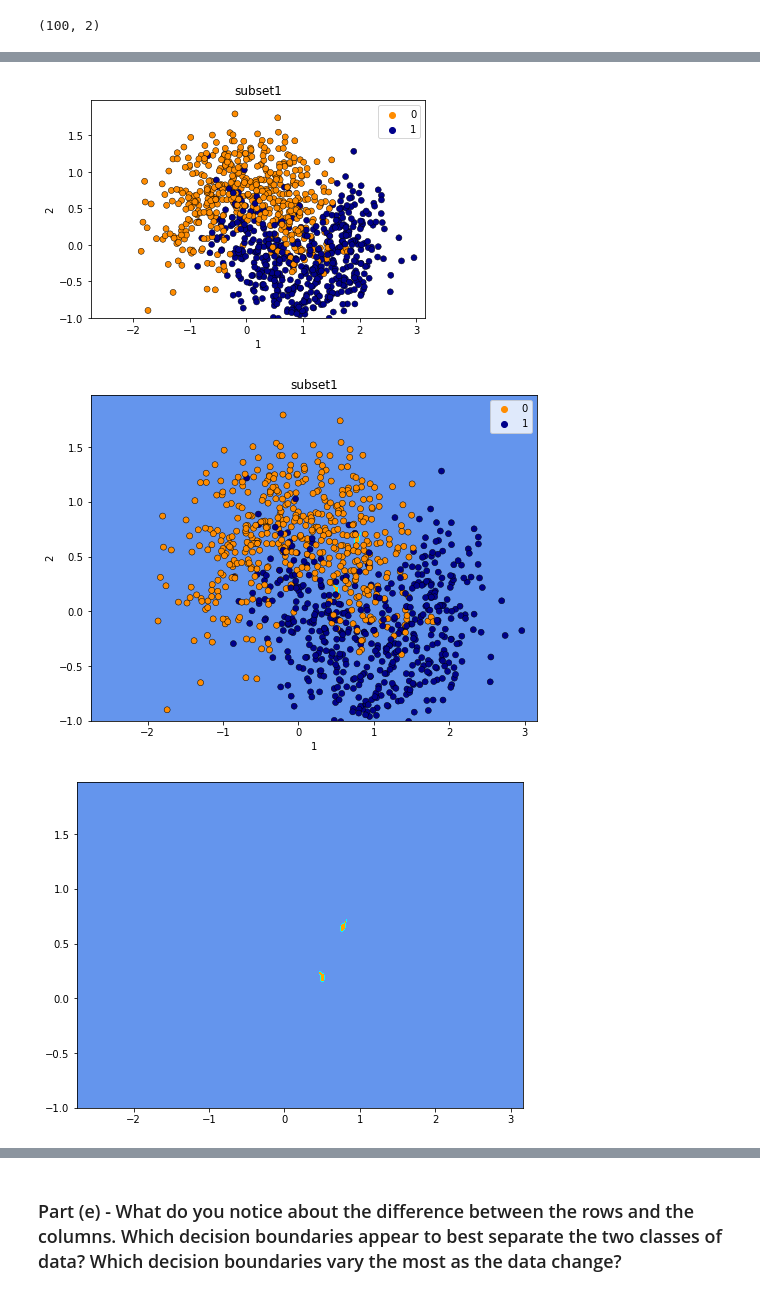
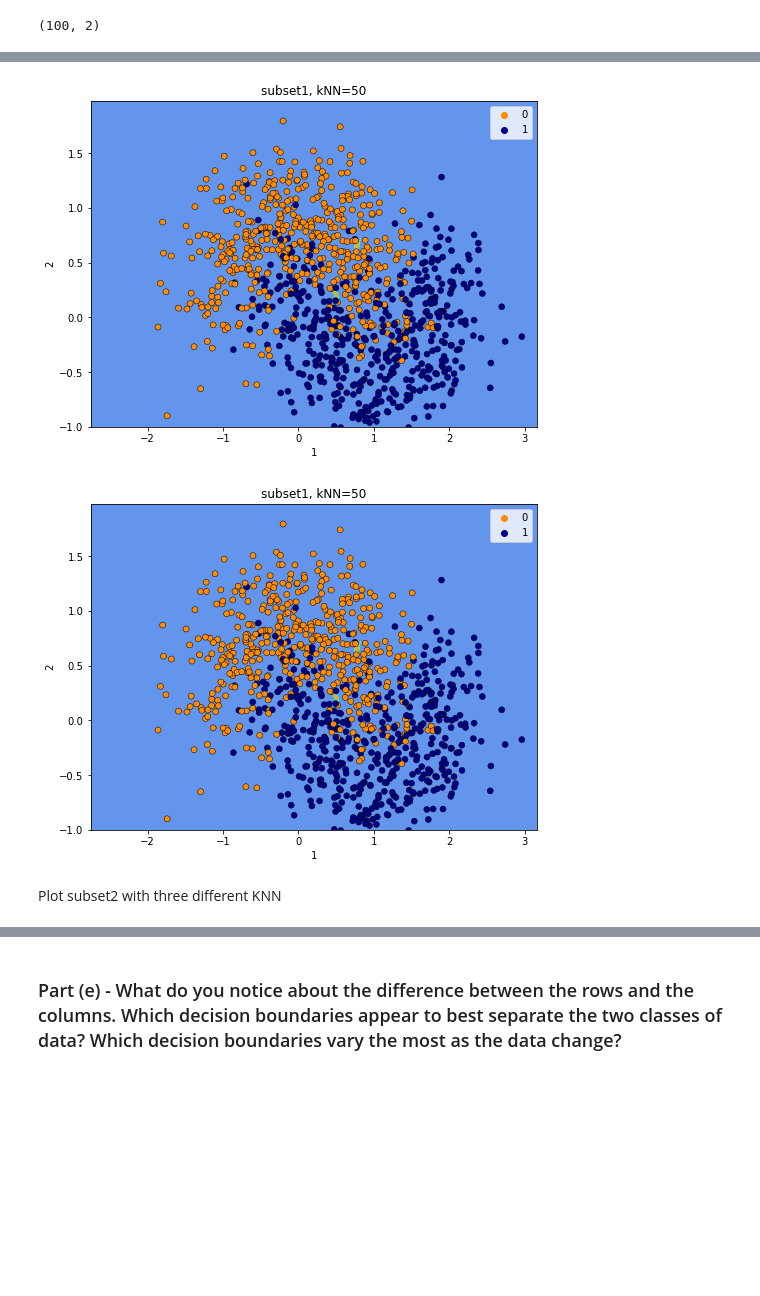
Before and after one commit to FR-Schwartz/ids705, a Jupyter notebook: assignments/Assignment_2_Fides Schwartz.ipynb, the cells around one changed output, grey strips where cells are left out. Cells and saved outputs as stored; diff of their text form; code cells hidden in the pictures; blank space fills up the shorter version.

```diff
--- a/assignments/Assignment_2_Fides Schwartz.ipynb
+++ b/assignments/Assignment_2_Fides Schwartz.ipynb
@@ -584,4 +591,6 @@ plt.show()
 # %%
+# nearest neighbour = 25
+
 h = 0.02  # step size in the mesh
 
 # Create color maps
@@ -591,11 +600,20 @@ cmap_bold = ["darkorange", "darkblue"]
 # Plot the decision boundary. For that, we will assign a color to each
 # point in the mesh [x_min, x_max]x[y_min, y_max].
 for weights in ["uniform", "distance"]:
+
+    # Plot the decision boundary. For that, we will assign a color to each
+    # point in the mesh [x_min, x_max]x[y_min, y_max].
     x_min, x_max = subset1.min() - 1, subset1.max() + 1
     y_min, y_max = subset1y.min() - 1, subset1y.max() + 1
     xx, yy = np.meshgrid(np.arange(x_min, x_max, h), np.arange(y_min, y_max, h))
     Z = knn1_2.predict(np.c_[xx.ravel(), yy.ravel()])
 
+    # Put the result into a color plot
+    Z = Z.reshape(xx.shape)
+    plt.figure(figsize=(8, 6))
+    plt.contourf(xx, yy, Z, cmap=cmap_light)
+
+    # Plot also the training points
     sns.scatterplot(
         x=X[:, 0],
         y=X[:, 1],
@@ -607,14 +625,10 @@ for weights in ["uniform", "distance"]:
     plt.xlim(xx.min(), xx.max())
     plt.ylim(yy.min(), yy.max())
     plt.title(
-        "subset1"
-        )
+        "subset1, kNN=25"
+    )
     plt.xlabel("1")
     plt.ylabel("2")
 
-    # Put the result into a color plot
-    Z = Z.reshape(xx.shape)
-    plt.figure(figsize=(8, 6))
-    plt.contourf(xx, yy, Z, cmap=cmap_light)
 plt.show()
 # %% [output]
@@ -624,41 +637,49 @@ plt.show()
 # %%
+# nearest neighbour = 50
+
 h = 0.02  # step size in the mesh
 
 # Create color maps
 cmap_light = ListedColormap(["orange", "cyan", "cornflowerblue"])
 cmap_bold = ["darkorange", "darkblue"]
 
 # Plot the decision boundary. For that, we will assign a color to each
 # point in the mesh [x_min, x_max]x[y_min, y_max].
 for weights in ["uniform", "distance"]:
+
+    # Plot the decision boundary. For that, we will assign a color to each
+    # point in the mesh [x_min, x_max]x[y_min, y_max].
     x_min, x_max = subset1.min() - 1, subset1.max() + 1
     y_min, y_max = subset1y.min() - 1, subset1y.max() + 1
     xx, yy = np.meshgrid(np.arange(x_min, x_max, h), np.arange(y_min, y_max, h))
     Z = knn1_3.predict(np.c_[xx.ravel(), yy.ravel()])
 
+    # Put the result into a color plot
+    Z = Z.reshape(xx.shape)
+    plt.figure(figsize=(8, 6))
+    plt.contourf(xx, yy, Z, cmap=cmap_light)
+
+    # Plot also the training points
     sns.scatterplot(
         x=X[:, 0],
         y=X[:, 1],
         hue=y,
         palette=cmap_bold,
         alpha=1.0,
         edgecolor="black",
         )
     plt.xlim(xx.min(), xx.max())
     plt.ylim(yy.min(), yy.max())
     plt.title(
-        "subset1"
-        )
+        "subset1, kNN=50"
+    )
     plt.xlabel("1")
     plt.ylabel("2")
 
-    # Put the result into a color plot
-    Z = Z.reshape(xx.shape)
-    plt.figure(figsize=(8, 6))
-    plt.contourf(xx, yy, Z, cmap=cmap_light)
 plt.show()
 # %% [output]
-[figure, old version]
+[figure, new version]
-[figure, old version]
+[figure, new version]
-[figure, removed]
+# %% [markdown]
+Plot subset2 with three different KNN
 # %%
```
Also changed, not shown: parts of 13 cells of this notebook.
